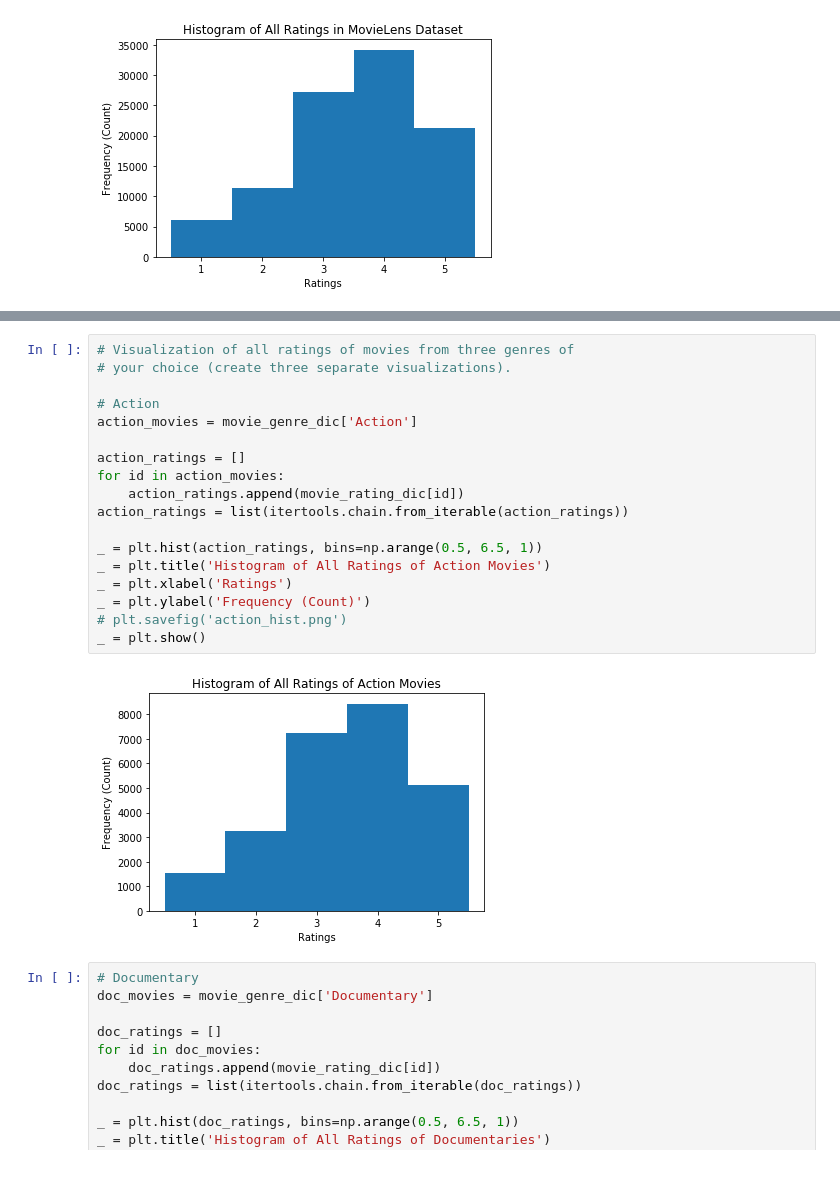
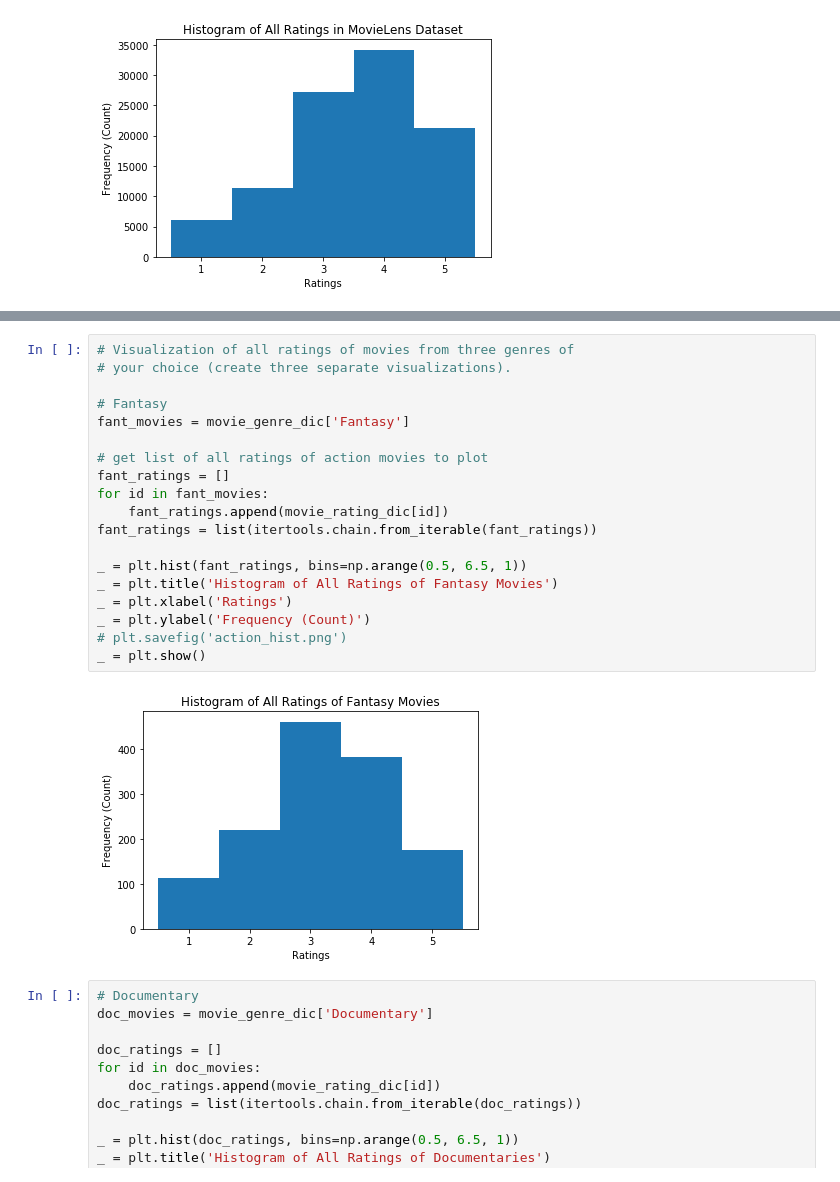
Before and after one commit to alycialee/CS155Project2, a Jupyter notebook: basic_vis.ipynb, the cells around one changed output, grey strips where cells are left out. Drawn from its saved outputs; the diff is of its cells as text.

```diff
--- a/basic_vis.ipynb
+++ b/basic_vis.ipynb
@@ -83,23 +92,24 @@ _ = plt.show()
 # %%
 # Visualization of all ratings of movies from three genres of
 # your choice (create three separate visualizations).
 
-# Action
-action_movies = movie_genre_dic['Action']
+# Fantasy
+fant_movies = movie_genre_dic['Fantasy']
 
-action_ratings = []
-for id in action_movies:
-    action_ratings.append(movie_rating_dic[id])
-action_ratings = list(itertools.chain.from_iterable(action_ratings))
+# get list of all ratings of action movies to plot
+fant_ratings = []
+for id in fant_movies:
+    fant_ratings.append(movie_rating_dic[id])
+fant_ratings = list(itertools.chain.from_iterable(fant_ratings))
 
-_ = plt.hist(action_ratings, bins=np.arange(0.5, 6.5, 1))
-_ = plt.title('Histogram of All Ratings of Action Movies')
+_ = plt.hist(fant_ratings, bins=np.arange(0.5, 6.5, 1))
+_ = plt.title('Histogram of All Ratings of Fantasy Movies')
 _ = plt.xlabel('Ratings')
 _ = plt.ylabel('Frequency (Count)')
 # plt.savefig('action_hist.png')
 _ = plt.show()
 # %% [output]
-[figure, old version]
+[figure, new version]
 # %%
 # Documentary
 doc_movies = movie_genre_dic['Documentary']
```
Also changed, not shown: parts of 4 cells of this notebook.
